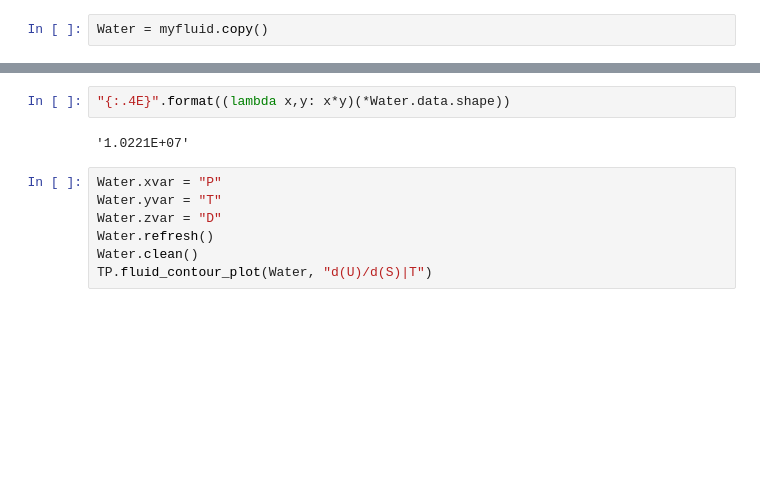
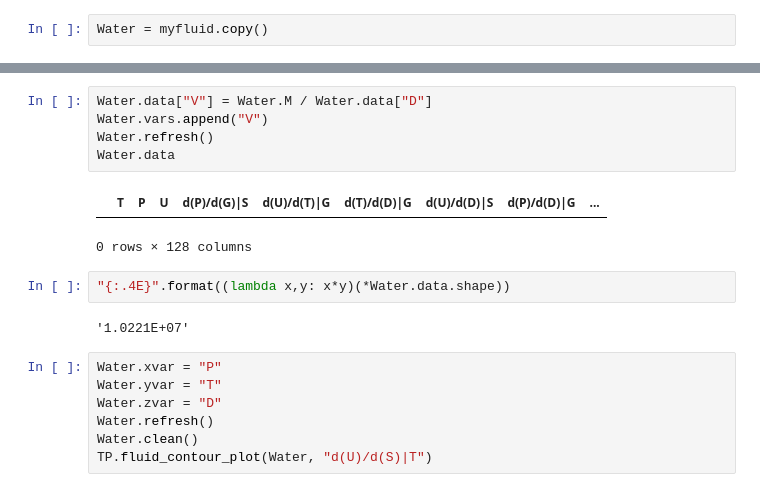
Before and after one commit to nick5435/thermo-bridge, a Jupyter notebook: notebooks/Derivatives-Contour-Master.ipynb, the cells around one changed output, grey strips where cells are left out. Cells and saved outputs as stored; diff of their text form; blank space fills up the shorter version.

```diff
--- a/notebooks/Derivatives-Contour-Master.ipynb
+++ b/notebooks/Derivatives-Contour-Master.ipynb
@@ -57,3 +60,11 @@ d(U)/d(P)|G
+# %%
+Water.data["V"] = Water.M / Water.data["D"]
+Water.vars.append("V")
+Water.refresh()
+Water.data
+# %% [output]
+|  | T | P | U | d(P)/d(G)|S | d(U)/d(T)|G | d(T)/d(D)|G | d(U)/d(D)|S | d(P)/d(D)|G | ... |
+0 rows × 128 columns
 # %%
 "{:.4E}".format((lambda x,y: x*y)(*Water.data.shape))
 # %% [output]
```
Also changed, not shown: parts of 6 cells of this notebook, 5 other files.
